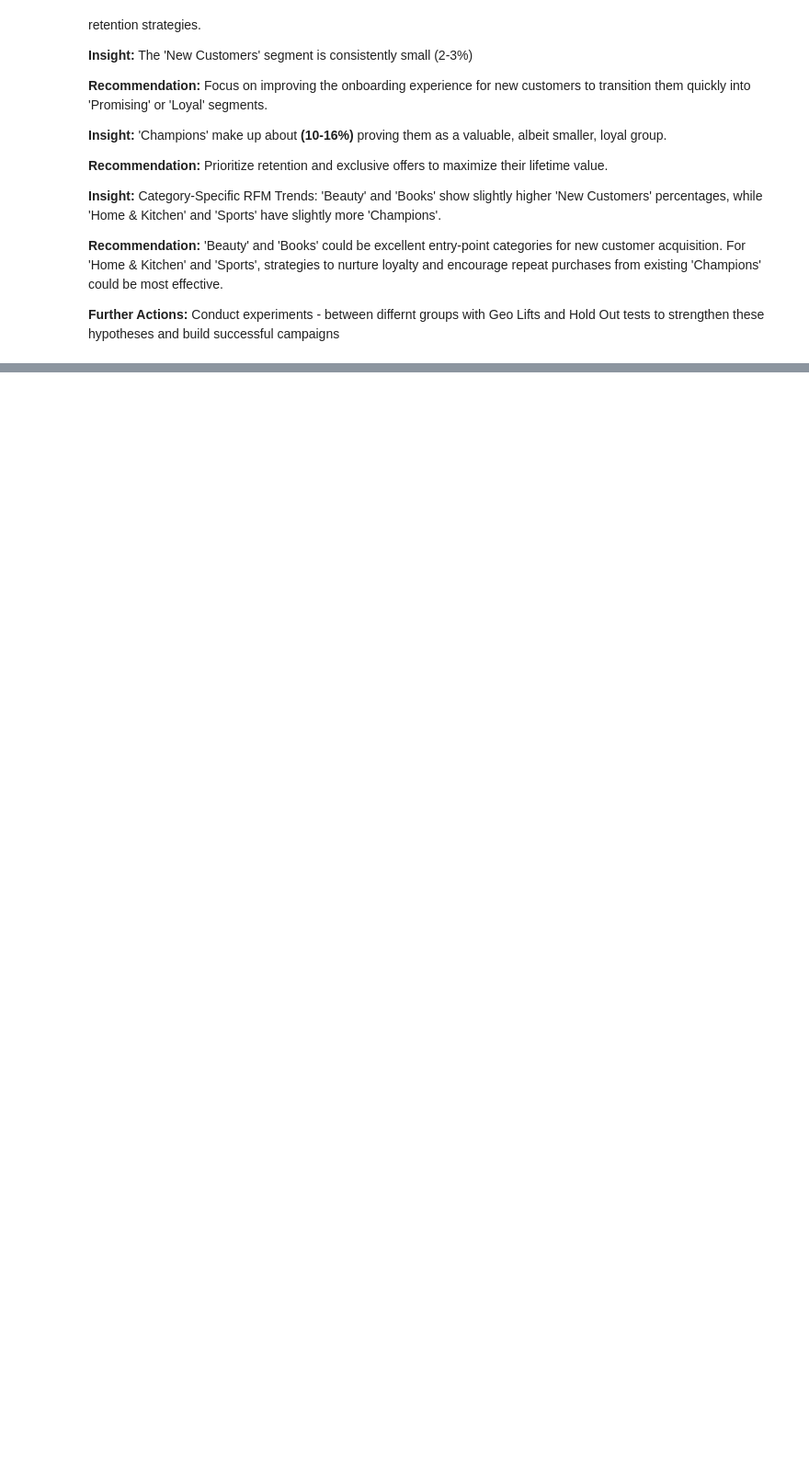
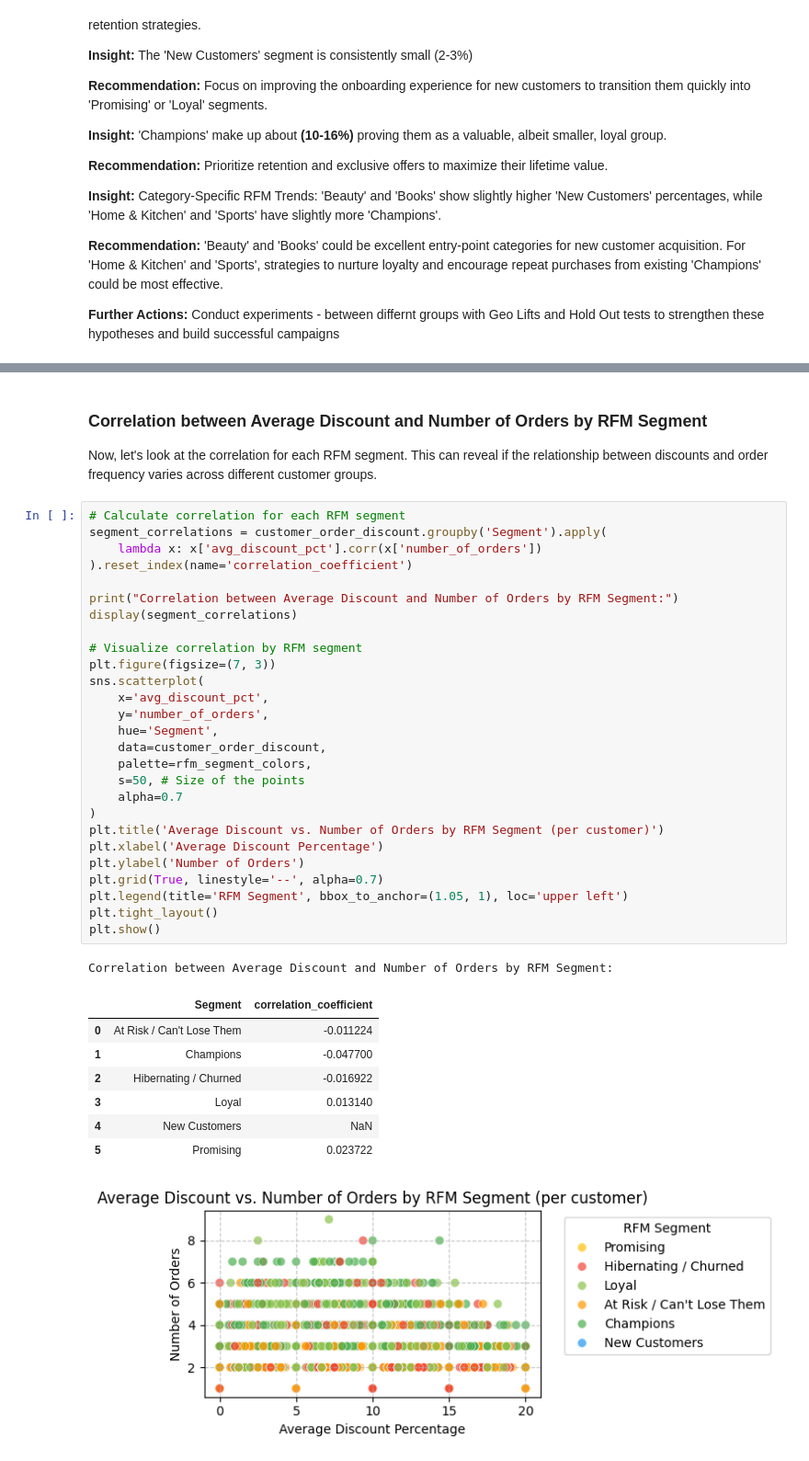
Before and after one commit to SruthiSivakumar/Insights-and-Analysis, a Jupyter notebook: Ecommerce_Synthetic_Data_Research.ipynb, the cells around one changed output, grey strips where cells are left out. Shown at 92% size. Saved outputs shown, nothing was run; the diff lists cells and outputs as text; blank space fills up the shorter version.

```diff
--- a/Ecommerce_Synthetic_Data_Research.ipynb
+++ b/Ecommerce_Synthetic_Data_Research.ipynb
@@ -738,0 +965,41 @@ In the Asia and the Middle-East - Develop Brand Awareness Campaigns - Do a field
+# %% [markdown]
+### Correlation between Average Discount and Number of Orders by RFM Segment
+
+Now, let's look at the correlation for each RFM segment. This can reveal if the relationship between discounts and order frequency varies across different customer groups.
+# %%
+# Calculate correlation for each RFM segment
+segment_correlations = customer_order_discount.groupby('Segment').apply(
+    lambda x: x['avg_discount_pct'].corr(x['number_of_orders'])
+).reset_index(name='correlation_coefficient')
+
+print("Correlation between Average Discount and Number of Orders by RFM Segment:")
+display(segment_correlations)
+
+# Visualize correlation by RFM segment
+plt.figure(figsize=(7, 3))
+sns.scatterplot(
+    x='avg_discount_pct',
+    y='number_of_orders',
+    hue='Segment',
+    data=customer_order_discount,
+    palette=rfm_segment_colors,
+    s=50, # Size of the points
+    alpha=0.7
+)
+plt.title('Average Discount vs. Number of Orders by RFM Segment (per customer)')
+plt.xlabel('Average Discount Percentage')
+plt.ylabel('Number of Orders')
+plt.grid(True, linestyle='--', alpha=0.7)
+plt.legend(title='RFM Segment', bbox_to_anchor=(1.05, 1), loc='upper left')
+plt.tight_layout()
+plt.show()
+# %% [output]
+Correlation between Average Discount and Number of Orders by RFM Segment:
+|  | Segment | correlation_coefficient |
+| 0 | At Risk / Can't Lose Them | -0.011224 |
+| 1 | Champions | -0.047700 |
+| 2 | Hibernating / Churned | -0.016922 |
+| 3 | Loyal | 0.013140 |
+| 4 | New Customers | NaN |
+| 5 | Promising | 0.023722 |
+[figure, added]
```
Also changed, not shown: parts of 29 cells of this notebook.
